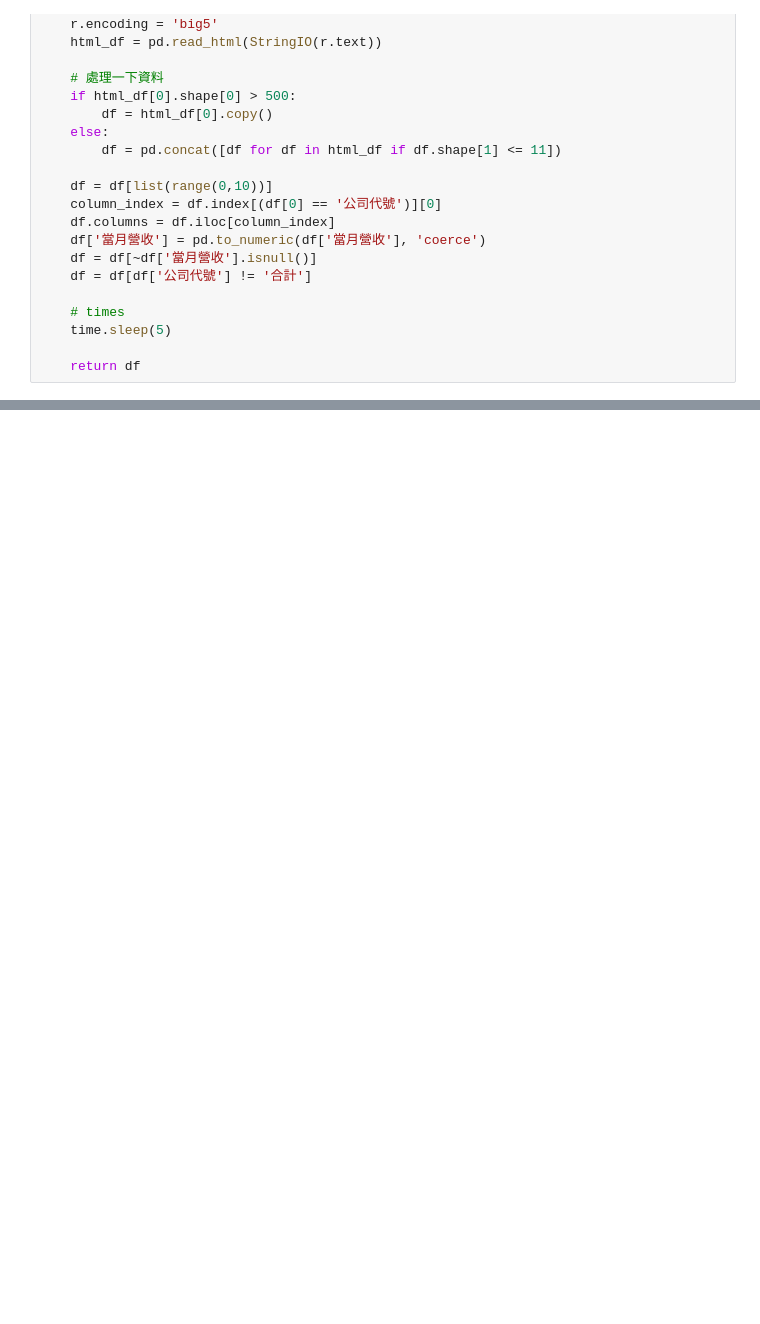
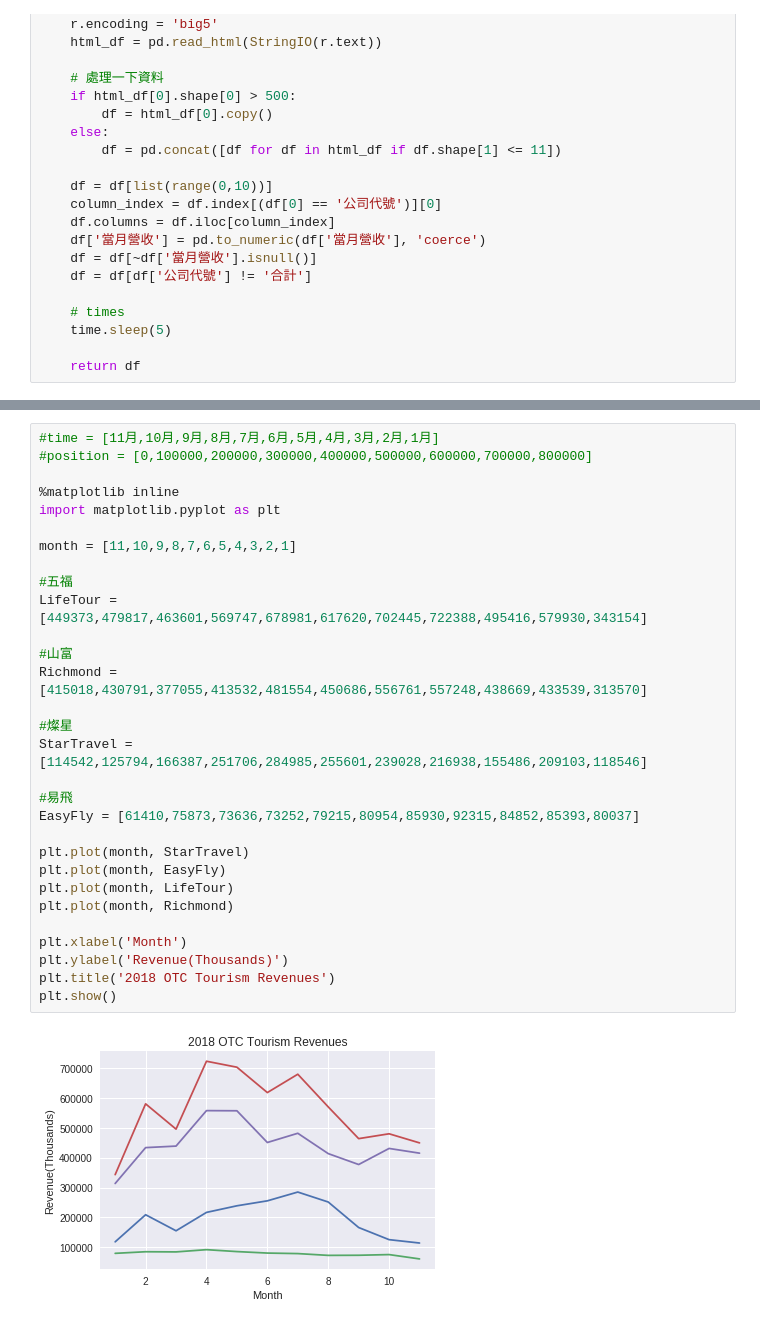
Before and after one commit to cwcheng0/LionTravel, a Jupyter notebook: TaiwanTourismMonthly.ipynb, the cells around one changed output, grey strips where cells are left out. Cells and saved outputs as stored; diff of their text form; blank space fills up the shorter version.

```diff
--- a/TaiwanTourismMonthly.ipynb
+++ b/TaiwanTourismMonthly.ipynb
@@ -362,0 +959,32 @@ data_201811
+# %%
+#time = [11月,10月,9月,8月,7月,6月,5月,4月,3月,2月,1月]
+#position = [0,100000,200000,300000,400000,500000,600000,700000,800000]
+
+%matplotlib inline
+import matplotlib.pyplot as plt
+
+month = [11,10,9,8,7,6,5,4,3,2,1]
+
+#五福
+LifeTour = [449373,479817,463601,569747,678981,617620,702445,722388,495416,579930,343154]
+
+#山富
+Richmond =  [415018,430791,377055,413532,481554,450686,556761,557248,438669,433539,313570]
+
+#燦星
+StarTravel = [114542,125794,166387,251706,284985,255601,239028,216938,155486,209103,118546]
+
+#易飛
+EasyFly = [61410,75873,73636,73252,79215,80954,85930,92315,84852,85393,80037]
+
+plt.plot(month, StarTravel)
+plt.plot(month, EasyFly)
+plt.plot(month, LifeTour)
+plt.plot(month, Richmond)
+
+plt.xlabel('Month')
+plt.ylabel('Revenue(Thousands)')
+plt.title('2018 OTC Tourism Revenues')
+plt.show()
+# %% [output]
+[figure, added]
```
Also changed, not shown: parts of 24 cells of this notebook.
